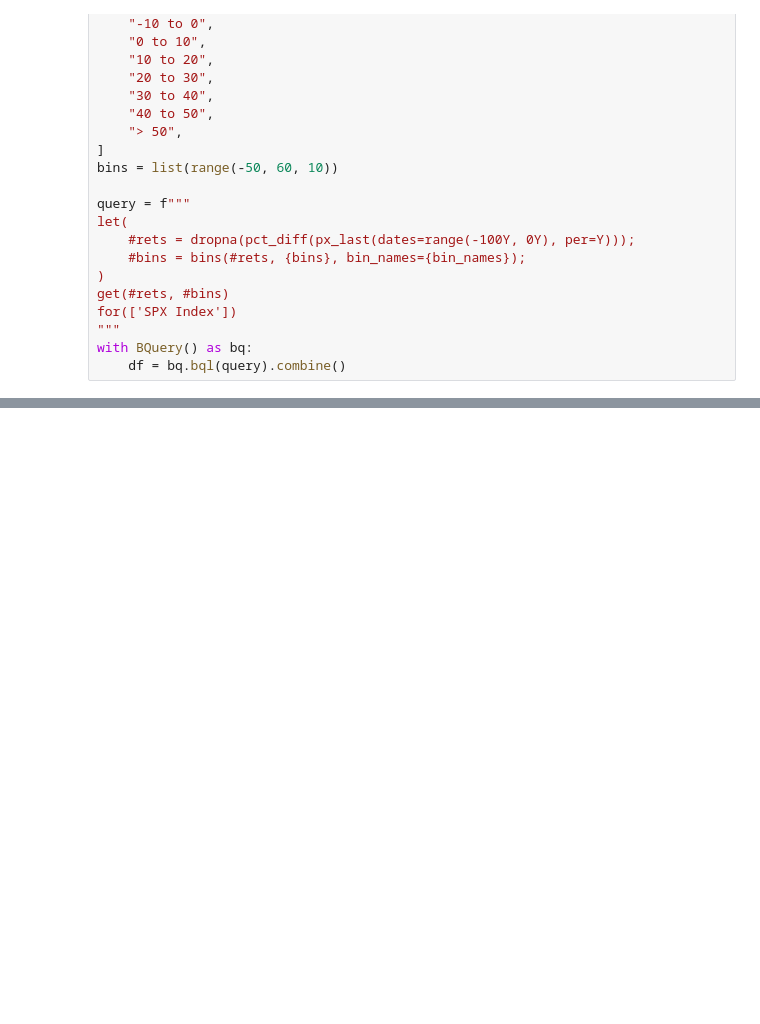
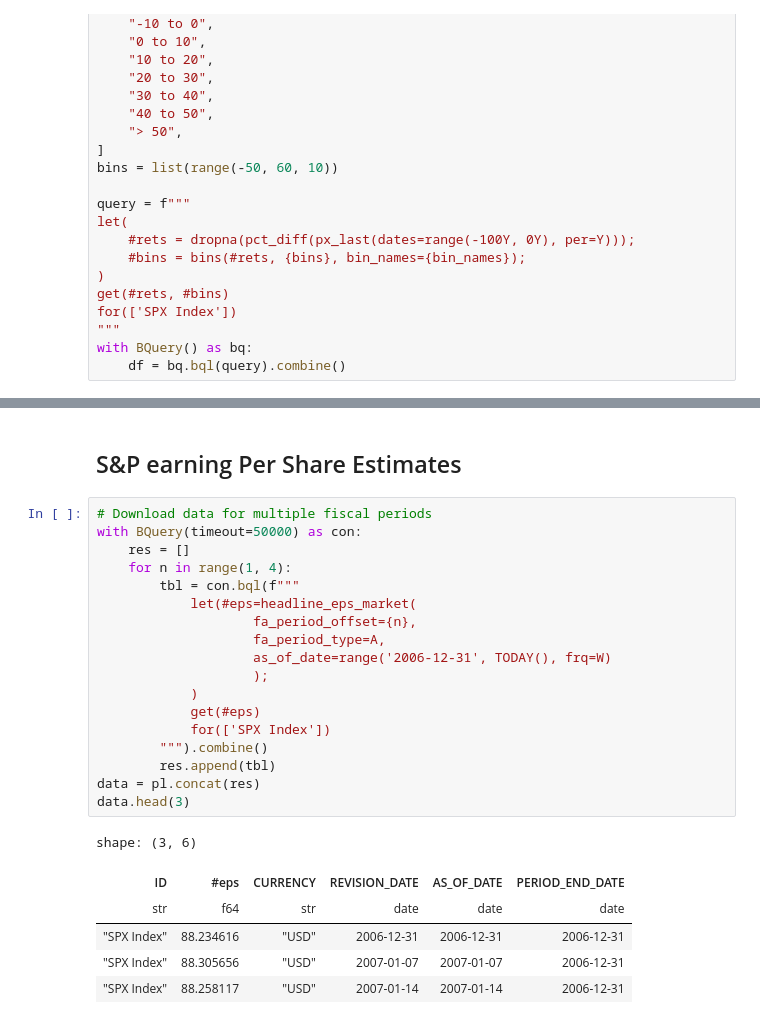
Before and after one commit to MarekOzana/polars-bloomberg, a Jupyter notebook: docs/examples/equity.ipynb, the cells around one changed output, grey strips where cells are left out. Saved outputs shown, nothing was run; the diff lists cells and outputs as text; blank space fills up the shorter version.

```diff
--- a/docs/examples/equity.ipynb
+++ b/docs/examples/equity.ipynb
@@ -53,3 +54,30 @@ txt = base.mark_text(dy=9).encode(
 (bars + txt).properties(width=600, height=400).configure_axisX(labelAngle=0)
 # %% [output]
 [interactive output not drawn]
+# %% [markdown]
+## S&P earning Per Share Estimates
+# %%
+# Download data for multiple fiscal periods
+with BQuery(timeout=50000) as con:
+    res = []
+    for n in range(1, 4):
+        tbl = con.bql(f"""
+            let(#eps=headline_eps_market(
+                    fa_period_offset={n},
+                    fa_period_type=A,
+                    as_of_date=range('2006-12-31', TODAY(), frq=W)
+                    );
+            )
+            get(#eps)
+            for(['SPX Index'])
+        """).combine()
+        res.append(tbl)
+data = pl.concat(res)
+data.head(3)
+# %% [output]
+shape: (3, 6)
+| ID | #eps | CURRENCY | REVISION_DATE | AS_OF_DATE | PERIOD_END_DATE |
+| str | f64 | str | date | date | date |
+| "SPX Index" | 88.234616 | "USD" | 2006-12-31 | 2006-12-31 | 2006-12-31 |
+| "SPX Index" | 88.305656 | "USD" | 2007-01-07 | 2007-01-07 | 2006-12-31 |
+| "SPX Index" | 88.258117 | "USD" | 2007-01-14 | 2007-01-14 | 2006-12-31 |
```
Also changed, not shown: parts of 4 cells of this notebook.
